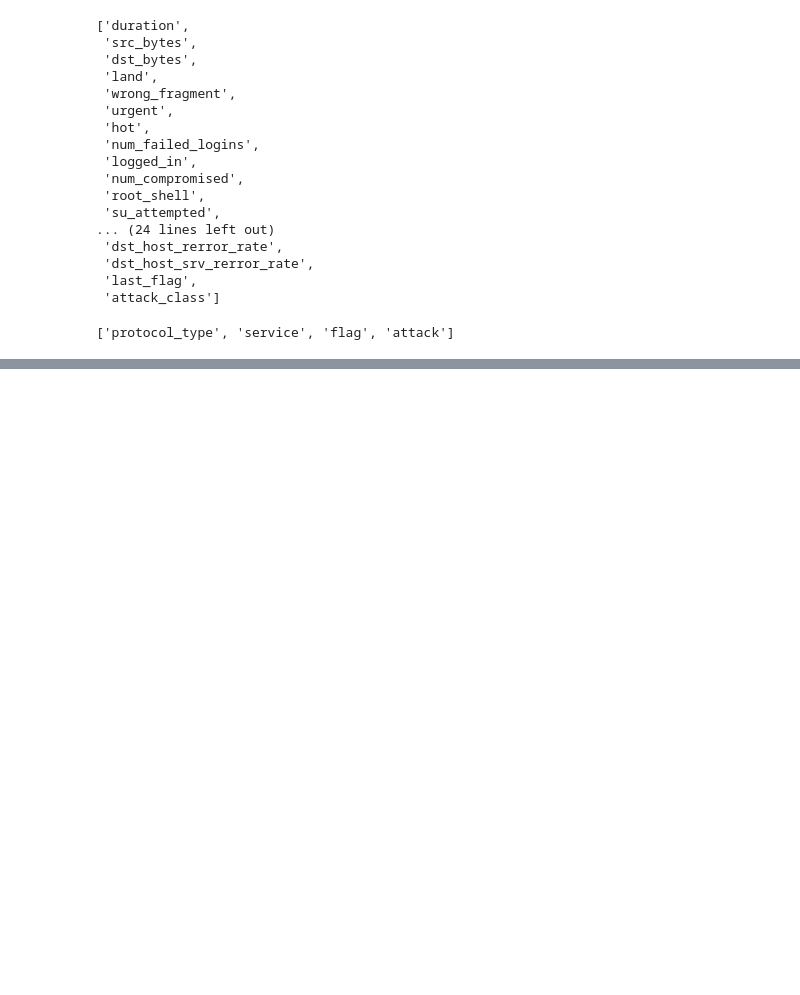
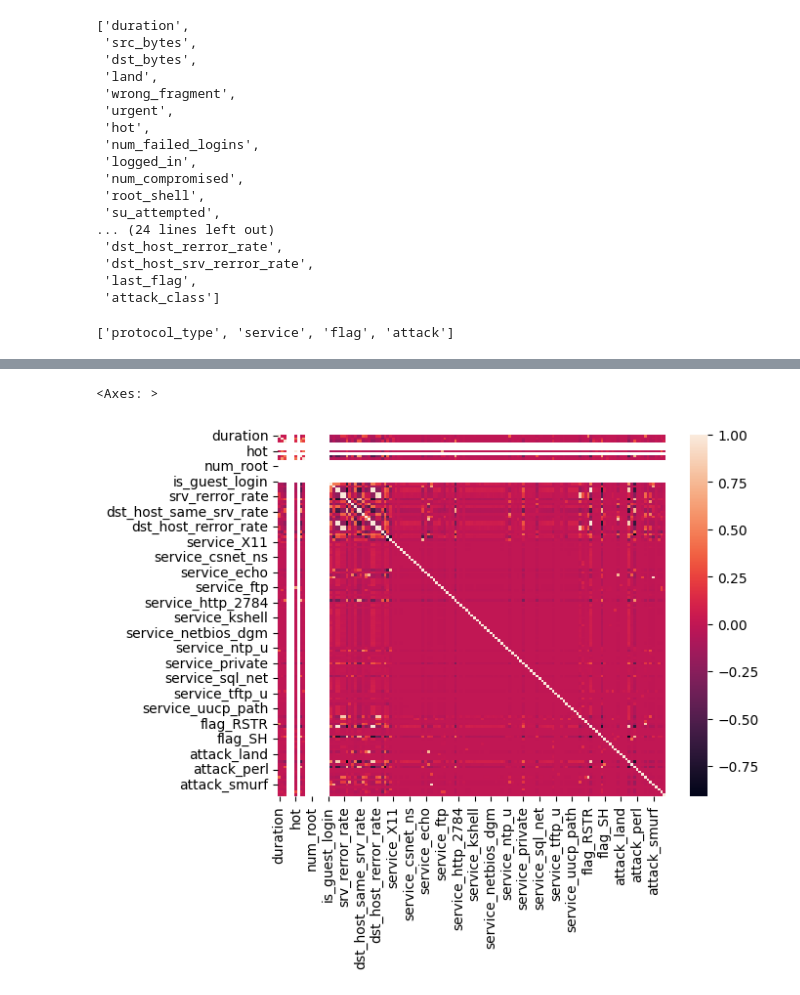
Before and after one commit to vansh412f/Enhanced_NIDS_prod, a Jupyter notebook: NIDS.ipynb, the cells around one changed output, grey strips where cells are left out. Drawn from its saved outputs; the diff is of its cells as text; code cells hidden in the pictures; blank space fills up the shorter version.

Commit message:
Added model training script and updated notebook

```diff
--- a/NIDS.ipynb
+++ b/NIDS.ipynb
@@ -279,0 +370,7 @@ cat_var_names
+# %%
+# An utility function to create dummy variable
+def create_dummies( df, colname ):
+    col_dummies = pd.get_dummies(df[colname], prefix=colname, drop_first=True, dtype=int)
+    df = pd.concat([df, col_dummies], axis=1)
+    df.drop( colname, axis = 1, inplace = True )
+    return(df)
@@ -279,0 +386,6 @@ cat_var_names
+# %%
+#for c_feature in categorical_features
+for c_feature in ['protocol_type', 'service', 'flag', 'attack']:
+    train_cat = create_dummies(train_cat,c_feature)
+    test_cat = create_dummies(test_cat,c_feature)
+train_cat.head()
@@ -279,0 +402,4 @@ cat_var_names
+# %%
+train_new = pd.concat([train_num, train_cat], axis=1)
+test_new = pd.concat([test_num, test_cat], axis=1)
+train_new.head()
@@ -279,0 +422,4 @@ cat_var_names
+# %%
+# correlation matrix (ranges from 1 to -1)
+corrm=train_new.corr()
+corrm
@@ -279,0 +465,6 @@ cat_var_names
+# %%
+# visualize correlation matrix in Seaborn using a heatmap
+sns.heatmap(corrm)
+# %% [output]
+<Axes: >
+[figure, added]
```
Also changed, not shown: parts of 82 cells of this notebook, 3 other files.
